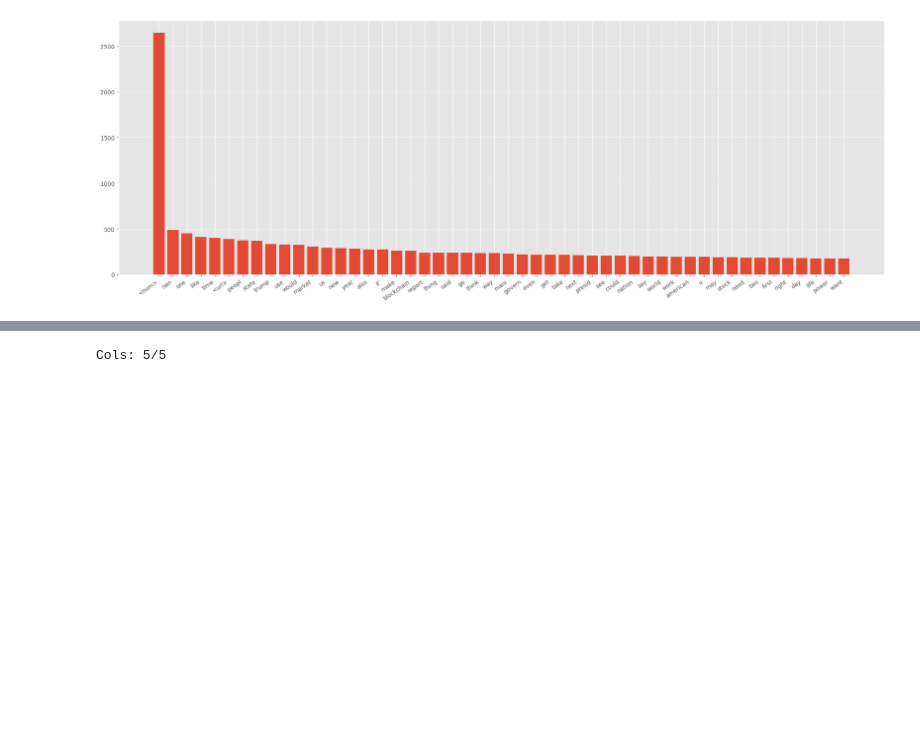
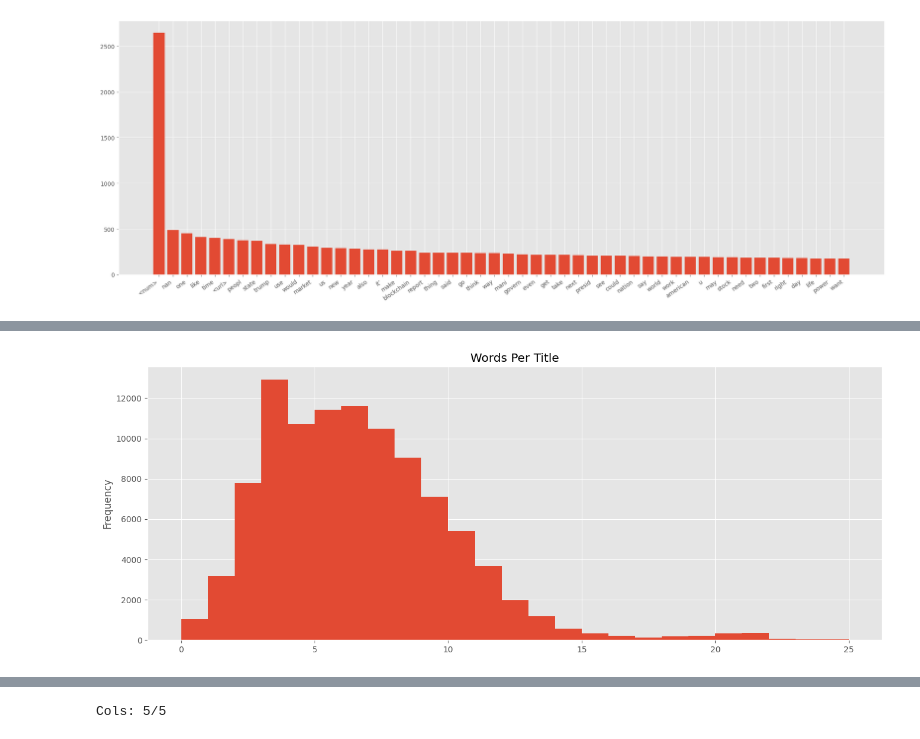
Before and after one commit to karlaugustnybo/Fake-News-Project, a Jupyter notebook: news/news_part_1.ipynb, the cells around one changed output, grey strips where cells are left out. Cells and saved outputs as stored; diff of their text form; code cells hidden in the pictures; blank space fills up the shorter version.

```diff
--- a/news/news_part_1.ipynb
+++ b/news/news_part_1.ipynb
@@ -337,0 +375,7 @@ df
+# %%
+# plot title length
+df_clean.title.apply(lambda x : min(25,len(x.split()))).plot(kind='hist', figsize=(16,6), bins=25)
+plt.title('Words Per Title')
+plt.show()
+# %% [output]
+[figure, added]
```
Also changed, not shown: parts of 13 cells of this notebook.
